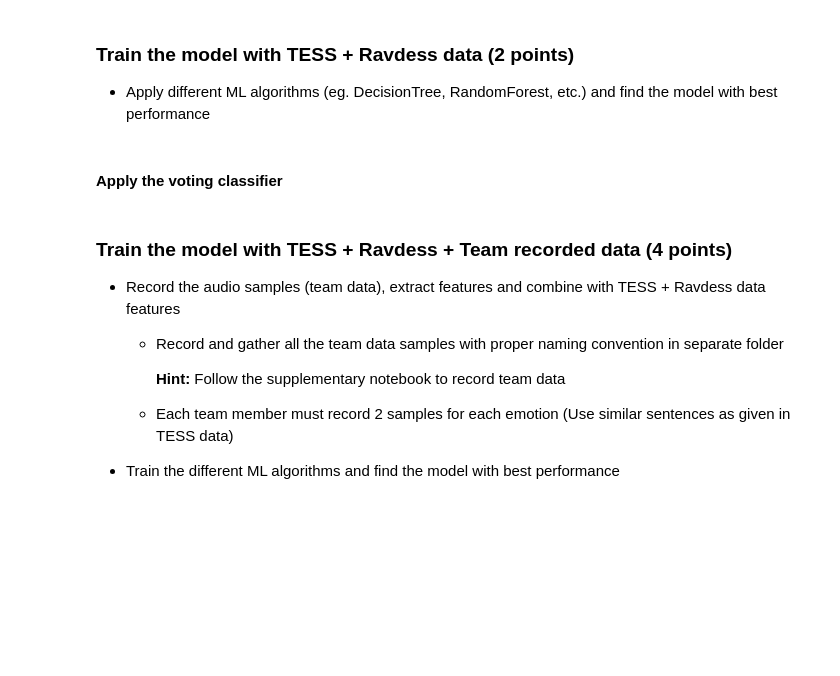
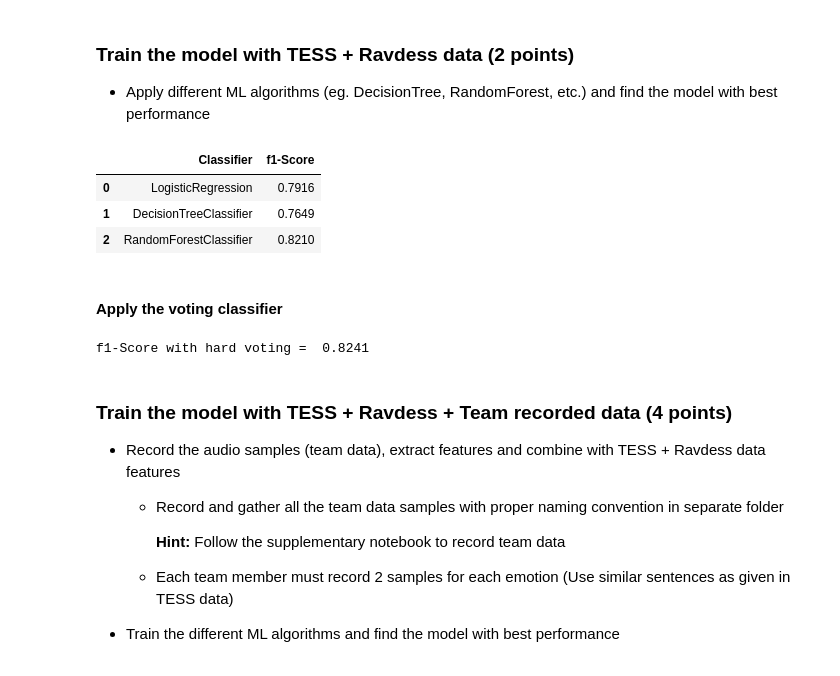
Before and after one commit to madhavamk/computational-data-science, a Jupyter notebook: MiniProjects/M3_NB_MiniProject_3_Emotion_Classification_from_Speech.ipynb, the cells around one changed output. Cells and saved outputs as stored; diff of their text form; code cells hidden in the pictures; blank space fills up the shorter version.

```diff
--- a/MiniProjects/M3_NB_MiniProject_3_Emotion_Classification_from_Speech.ipynb
+++ b/MiniProjects/M3_NB_MiniProject_3_Emotion_Classification_from_Speech.ipynb
@@ -289,6 +372,7 @@ It is best advised to save the features in dataframe and maintain so that featur
 #### Split the data into train and test
 # %%
 # YOUR CODE HERE
+X_train, X_test, y_train, y_test = train_test_split(features, audio_df['labels'], test_size=0.2, random_state=42)
 # %% [markdown]
 ### Train the model with TESS + Ravdess data (2 points)
 
@@ -298,7 +380,44 @@ It is best advised to save the features in dataframe and maintain so that featur
+# %%
+# YOUR CODE HERE
+# Writing Implementations of different algorithms here
+def model_predict_evaluate():
+    classification_models = [
+    LogisticRegression(),
+    DecisionTreeClassifier(),
+    RandomForestClassifier(n_estimators=10, random_state=42, max_features="sqrt")
+    ]
+    scores = []
+    for model in classification_models:
+        model.fit(X_train, y_train)
+        score = f1_score(y_test, model.predict(X_test), average='weighted')
+        model_name = type(model).__name__
+        scores.append((model_name,round(score,4)))
+    # Make it pretty
+    scores_df = pd.DataFrame(scores,columns=['Classifier','f1-Score'])
+    scores_df.sort_values(by='f1-Score',axis=0,ascending=False)
+    return scores_df
+
+scores_df = model_predict_evaluate()
+# %%
+scores_df
+# %% [output]
+|  | Classifier | f1-Score |
+| 0 | LogisticRegression | 0.7916 |
+| 1 | DecisionTreeClassifier | 0.7649 |
+| 2 | RandomForestClassifier | 0.8210 |
 # %% [markdown]
 #### Apply the voting classifier
 # %%
 # YOUR CODE HERE
+voting_clf = VotingClassifier(estimators=[('lr', LogisticRegression()),\
+                                          ('dt', DecisionTreeClassifier()),\
+                                          ('rf', RandomForestClassifier(n_estimators=10, random_state=42, max_features="sqrt"))],\
+                               voting='hard')
+voting_clf.fit(X_train, y_train)
+y_pred = voting_clf.predict(X_test)
+print("f1-Score with hard voting = ",round(f1_score(y_test, y_pred, average='weighted'), 4))
+# %% [output]
+f1-Score with hard voting =  0.8241
 # %% [markdown]
 ### Train the model with TESS + Ravdess + Team recorded data (4 points)
 
```
Also changed, not shown: parts of 11 cells of this notebook.
